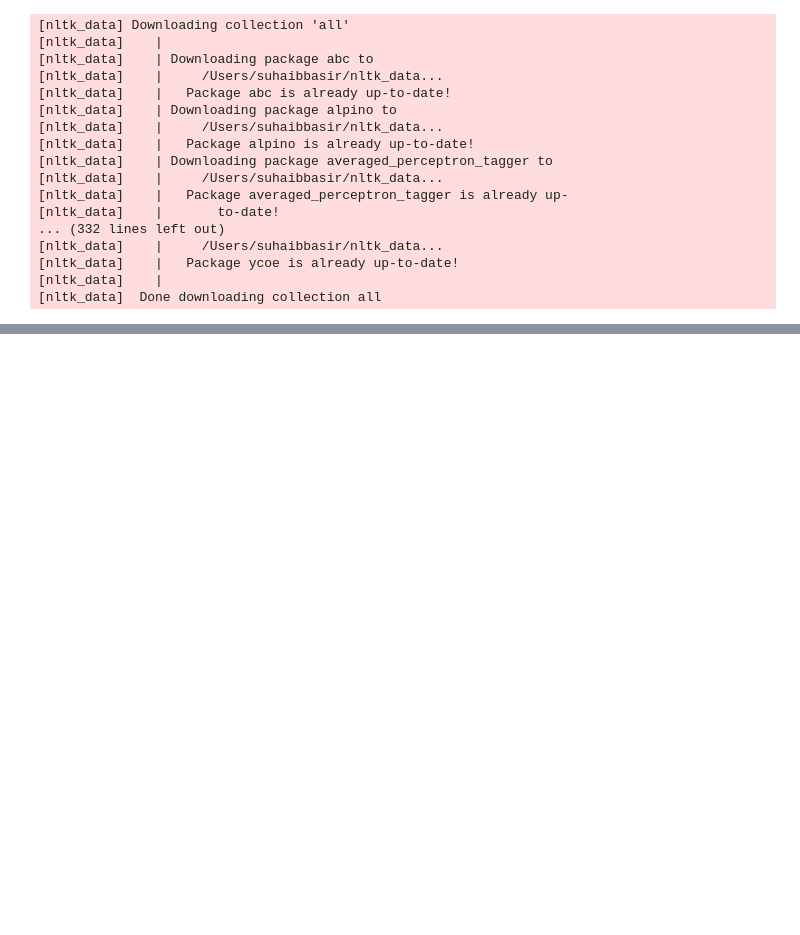
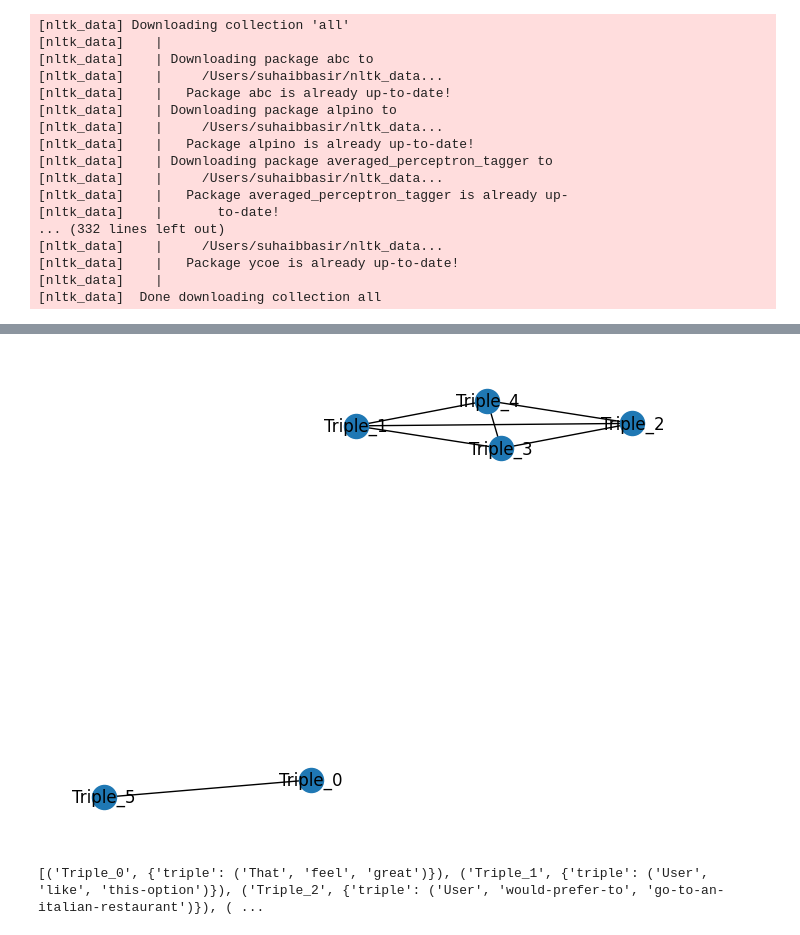
Before and after one commit to suhaib1769/ConversationalAgents17, a Jupyter notebook: triples/triple_graph.ipynb, the cells around one changed output, grey strips where cells are left out. Saved outputs shown, nothing was run; the diff lists cells and outputs as text; code cells hidden in the pictures; blank space fills up the shorter version.

```diff
--- a/triples/triple_graph.ipynb
+++ b/triples/triple_graph.ipynb
@@ -310,18 +337,0 @@ display(triple_nodes)
-# %%
-new_triples = extract_triples1()
-
-# print the new triples
-print(new_triples)
-
-# remove the sentiment score from the triples
-new_tripless = [triple[:-1] for triple in new_triples]
-
-# add the new triples to the graph
-for i, utterance in enumerate(new_tripless):
-    node_id = f"Triple_{i}"
-    triple_nodes[node_id] = utterance
-    G2.add_node(node_id, triple=utterance)
-
-# print the graph
-nx.draw(G, with_labels=True)
-plt.show()
@@ -329,0 +338,2 @@ TypeError: extract_triples1() missing 1 required positional argument: 'sentence'
+# %%
+new_triples = extract_triples1("That felt bad")
@@ -329,0 +353,7 @@ TypeError: extract_triples1() missing 1 required positional argument: 'sentence'
+# %%
+# print the new triples
+print(new_triples)
+
+# extract the triple from the new triples
+new_triple = new_triples[0]['triple']
+print(new_triple)
@@ -329,0 +363,11 @@ TypeError: extract_triples1() missing 1 required positional argument: 'sentence'
+# %%
+# add the new triples to the graph
+G2 = add_and_connect_node2(G2, new_triple)
+
+# print the graph
+nx.draw(G2, with_labels=True)
+plt.show()
+print(G2.nodes(data=True))
+# %% [output]
+[figure, added]
+[('Triple_0', {'triple': ('That', 'feel', 'great')}), ('Triple_1', {'triple': ('User', 'like', 'this-option')}), ('Triple_2', {'triple': ('User', 'would-prefer-to', 'go-to-an-italian-restaurant')}), ( ...
```
Also changed, not shown: parts of 14 cells of this notebook, 1 other file.
